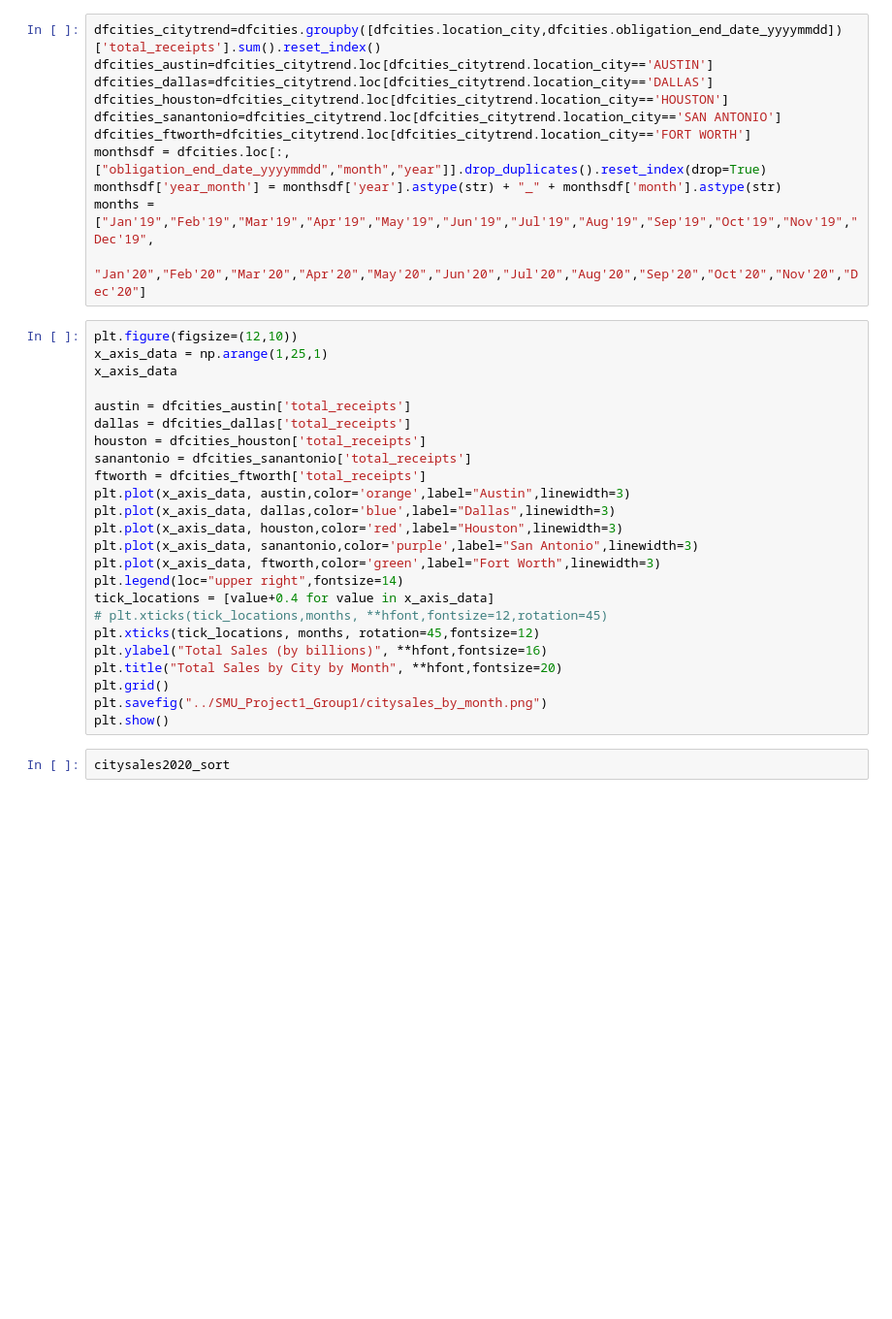
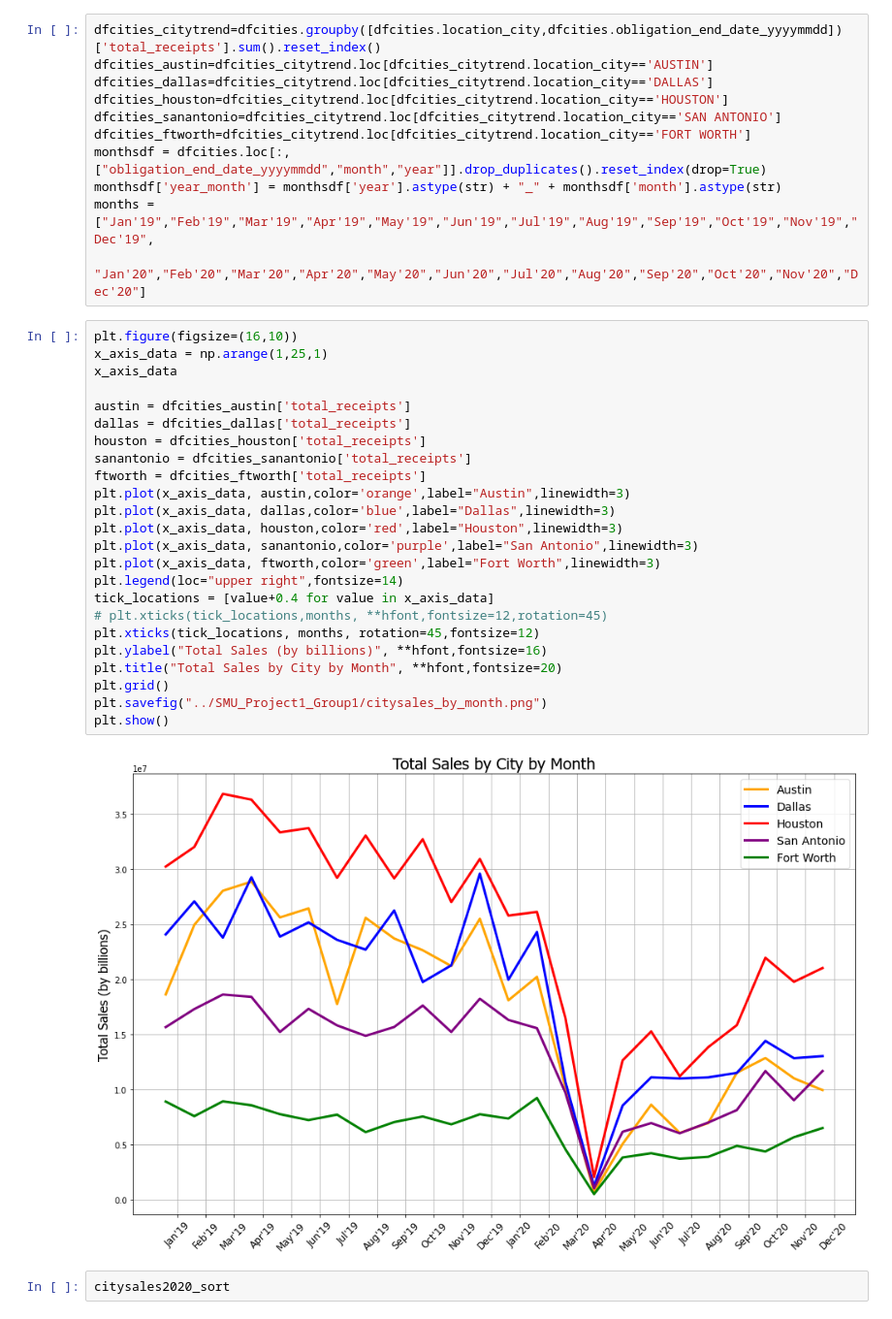
Before and after one commit to KelliDSmith/SMU_Project1_Group1, a Jupyter notebook: testing_kelli.ipynb, the cells around one changed output. Shown at 97% size. Cells and saved outputs as stored; diff of their text form; blank space fills up the shorter version.

```diff
--- a/testing_kelli.ipynb
+++ b/testing_kelli.ipynb
@@ -368,29 +414,31 @@ monthsdf['year_month'] = monthsdf['year'].astype(str) + "_" + monthsdf['month'].
 months = ["Jan'19","Feb'19","Mar'19","Apr'19","May'19","Jun'19","Jul'19","Aug'19","Sep'19","Oct'19","Nov'19","Dec'19",
          "Jan'20","Feb'20","Mar'20","Apr'20","May'20","Jun'20","Jul'20","Aug'20","Sep'20","Oct'20","Nov'20","Dec'20"]
 # %%
-plt.figure(figsize=(12,10))
+plt.figure(figsize=(16,10))
 x_axis_data = np.arange(1,25,1)
 x_axis_data
 
 austin = dfcities_austin['total_receipts']
 dallas = dfcities_dallas['total_receipts']
 houston = dfcities_houston['total_receipts']
 sanantonio = dfcities_sanantonio['total_receipts']
 ftworth = dfcities_ftworth['total_receipts']
 plt.plot(x_axis_data, austin,color='orange',label="Austin",linewidth=3)
 plt.plot(x_axis_data, dallas,color='blue',label="Dallas",linewidth=3)
 plt.plot(x_axis_data, houston,color='red',label="Houston",linewidth=3)
 plt.plot(x_axis_data, sanantonio,color='purple',label="San Antonio",linewidth=3)
 plt.plot(x_axis_data, ftworth,color='green',label="Fort Worth",linewidth=3)
 plt.legend(loc="upper right",fontsize=14)
 tick_locations = [value+0.4 for value in x_axis_data]
 # plt.xticks(tick_locations,months, **hfont,fontsize=12,rotation=45)
 plt.xticks(tick_locations, months, rotation=45,fontsize=12)
 plt.ylabel("Total Sales (by billions)", **hfont,fontsize=16)
 plt.title("Total Sales by City by Month", **hfont,fontsize=20)
 plt.grid()
 plt.savefig("../SMU_Project1_Group1/citysales_by_month.png")
 plt.show()
+# %% [output]
+[figure, added]
 # %%
 citysales2020_sort
 # %% [output]
```
Also changed, not shown: parts of 8 cells of this notebook, 5 other files.
